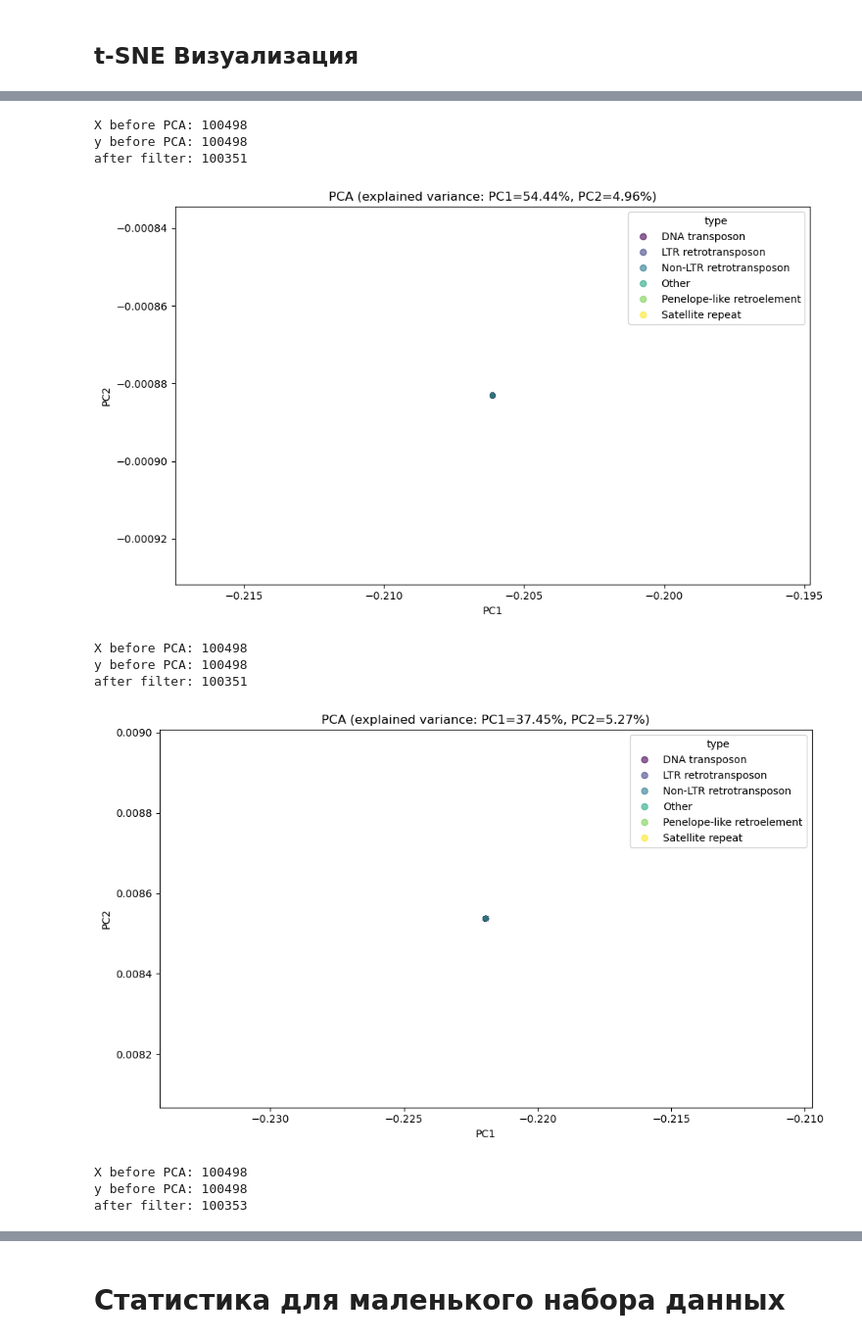
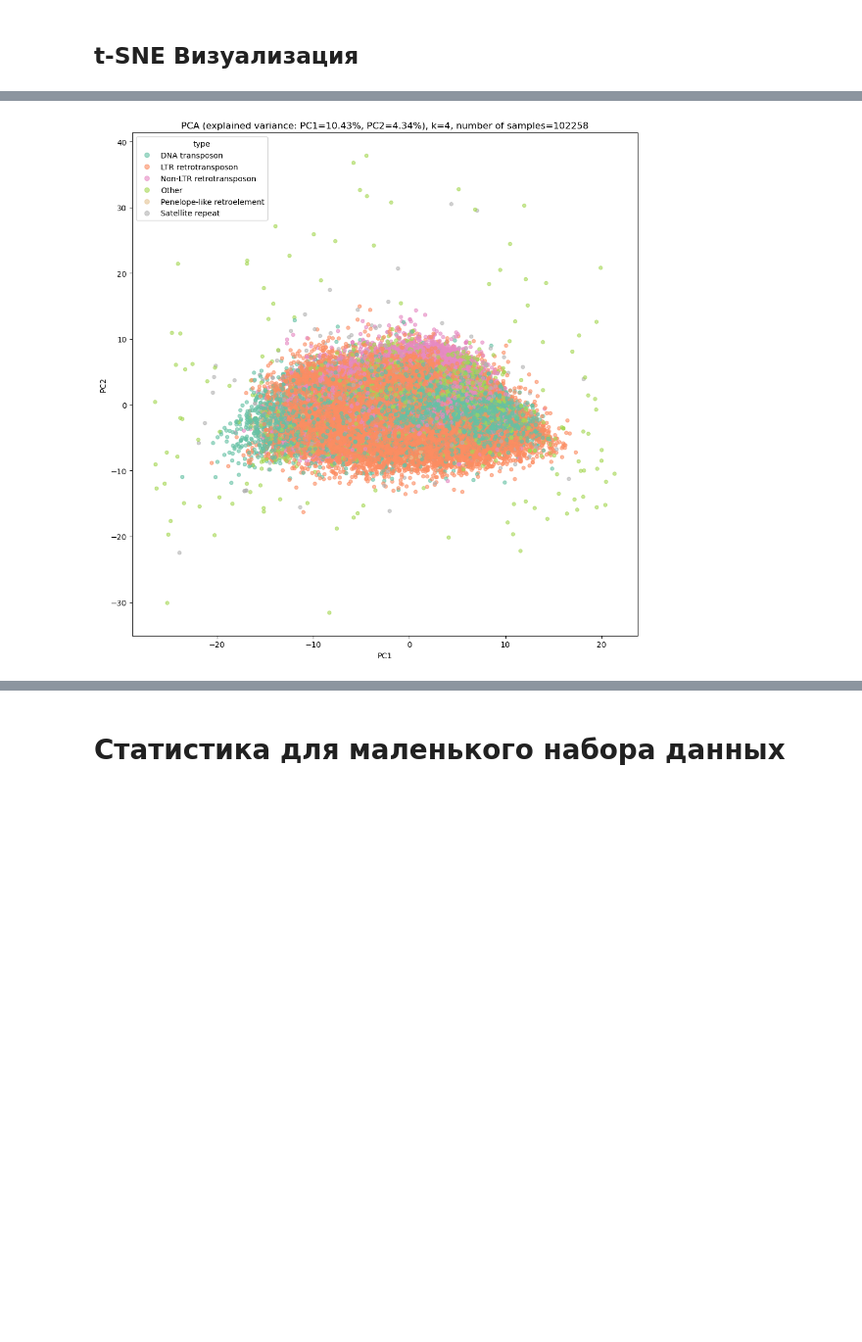
Before and after one commit to nad-igolki/mobiraph, a Jupyter notebook: n02_scripts/n03_data.ipynb, the cells around one changed output, grey strips where cells are left out. Shown at 98% size. Drawn from its saved outputs; the diff is of its cells as text; code cells hidden in the pictures; blank space fills up the shorter version.

```diff
--- a/n02_scripts/n03_data.ipynb
+++ b/n02_scripts/n03_data.ipynb
@@ -356,6 +267,7 @@ dataset_embeddings.head
 # %%
 df_info = pd.read_csv('/Users/nad/hse/semester07/mobiraph/n01_data/n06_insects_many/repbase_orf_type.txt', sep="\t")
 # %%
-ks = [4, 5, 6, 7]
+# ks = [4, 5, 6, 7]
+ks = [4]
 # %%
 for k in ks:
@@ -413,60 +305,37 @@ len(common_idx): 100498
 # %%
 for k in ks:
-    path_to_dataset = os.path.join(config.DIR_INCEST_MANY, f'{k}_trimmed.csv')
+    path_to_dataset = os.path.join(config.DIR_INCEST_MANY, f'{k}.csv')
     dataset_load = pd.read_csv(path_to_dataset)
 
     emb_cols = [c for c in dataset_load.columns if re.fullmatch(r"emb_\d+", c)]
-    mask_X = dataset_load[emb_cols].notna().all(axis=1)
-    mask_y = df_info["MainType"].notna()
-    common_idx = dataset_load.index[mask_X].intersection(df_info.index[mask_y])
-
-    X = dataset_load.loc[common_idx, emb_cols].to_numpy(dtype=float)
-    print("X before PCA:", len(X))
-
+    df_merge = pd.merge(dataset_load, df_info, on="name")
+    X = df_merge[emb_cols].to_numpy(dtype=float)
     le = LabelEncoder()
-    y = le.fit_transform(df_info.loc[common_idx, "MainType"])
-    print("y before PCA:", len(y))
-
+    y = le.fit_transform(df_merge["MainType"])
     # Стандартизация
     Xs = StandardScaler().fit_transform(X)
 
     pca = PCA(n_components=2, svd_solver="auto", random_state=0)
     X_red = pca.fit_transform(Xs)
     evr = pca.explained_variance_ratio_
 
-    # --- Фильтр по PC1 ---
-    mask_vis = X_red[:, 0] <= 10
-    X_red = X_red[mask_vis]
-    y = y[mask_vis]
-    print("after filter:", len(X_red))
-
-    plt.figure(figsize=(10, 6))
+    plt.figure(figsize=(10, 10))
     sc = plt.scatter(
         X_red[:, 0],
         X_red[:, 1],
         c=y,
         s=20,
-        cmap="viridis",
+        cmap="Set2",
         alpha=0.6
     )
 
     handles, _ = sc.legend_elements()
     plt.legend(handles, le.classes_, title="type", loc="best")
 
-    plt.title(f"PCA (explained variance: PC1={evr[0]:.2%}, PC2={evr[1]:.2%})")
+    plt.title(f"PCA (explained variance: PC1={evr[0]:.2%}, PC2={evr[1]:.2%}), k={k}, number of samples={len(X_red)}")
     plt.xlabel("PC1")
     plt.ylabel("PC2")
     plt.tight_layout()
     plt.show()
 # %% [output]
-X before PCA: 100498
-y before PCA: 100498
-after filter: 100351
-[figure, old version]
+[figure, new version]
-X before PCA: 100498
-y before PCA: 100498
-after filter: 100351
-[figure, removed]
-X before PCA: 100498
-y before PCA: 100498
-after filter: 100353
```
Also changed, not shown: parts of 18 cells of this notebook, 4 other files.
